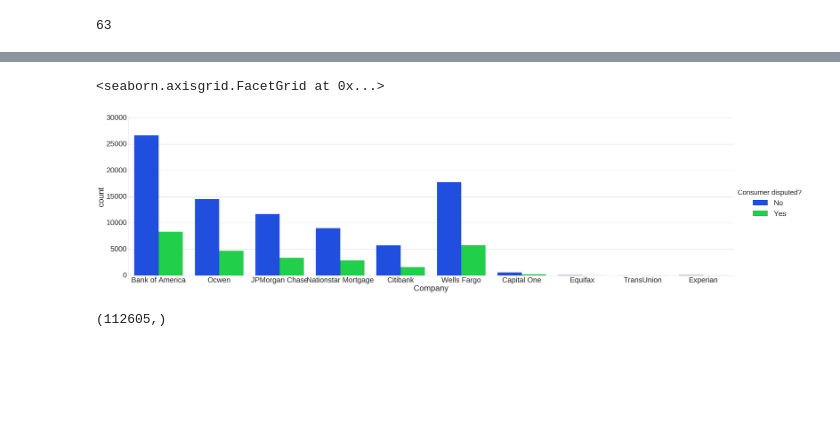
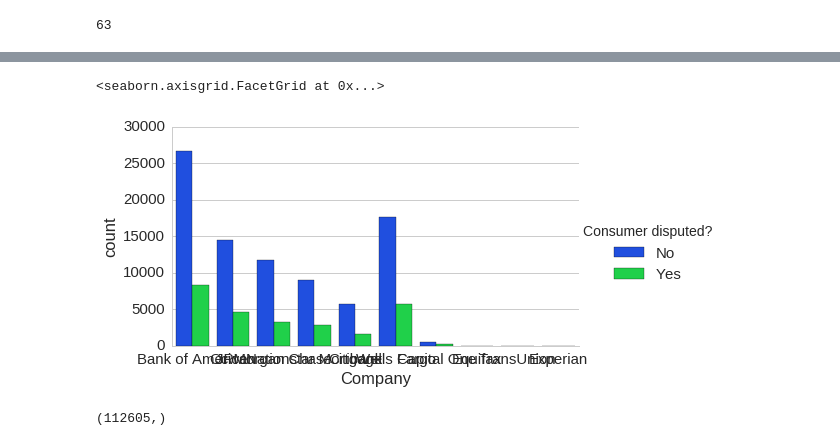
Before and after one commit to me13tz/iPython_notebooks, a Jupyter notebook: Consumer Complaints - Mortgages.ipynb, the cells around one changed output, grey strips where cells are left out. Saved outputs shown, nothing was run; the diff lists cells and outputs as text; code cells hidden in the pictures; blank space fills up the shorter version.

```diff
--- a/Consumer Complaints - Mortgages.ipynb
+++ b/Consumer Complaints - Mortgages.ipynb
@@ -89,9 +90,9 @@ cc_df.head()
 | 33 | 12/30/2015 | Credit reporting | NaN | Improper use of my credit report | Report improperly shared by CRC | NaN | NaN | ... |
 | 35 | 12/30/2015 | Credit reporting | NaN | Unable to get credit report/credi... | Problem getting report or credit ... | NaN | NaN | ... |
 # %%
-###cleaning out some unnecessary stuff, stuff we can't really graph anyway.
-cc_df = cc_df.drop(['Sub-product','Company public response','Consumer complaint narrative','ZIP code','Submitted via',
-                   'Complaint ID',],axis=1)
+## Cleaning out some unnecessary stuff, stuff we can't really graph anyway.
+cc_df = cc_df.drop(['Sub-product','Company public response','Consumer complaint narrative',
+                    'ZIP code','Submitted via','Complaint ID',],axis=1)
 cc_df.head()
 # %% [output]
 |  | Date received | Product | Issue | Sub-issue | Company | State | Date sent to company | ... |
@@ -150,10 +153,10 @@ mort_df.shape
 # %% [output]
 (112605, 10)
 # %%
-###So here we can see that BofA came in first for mortgages complaints (who knew?) with Wells Fargo in a fairly
-###distant second place. Ocwen is third, but who has ever heard of them?
-#set the font size to something readable:
-sns.set_context('notebook', font_scale=3.3, rc={'line.linewidth': 2.5})
-sns.factorplot(x='Product',data=mort_df, hue='Company', kind='count',size=9, aspect=3,palette="deep")
+##So here we can see that BofA came in first for mortgages complaints (who knew?) with Wells Fargo
+##in a fairly distant second place. Ocwen is third.
+##set the font size to something readable:
+sns.set_context('notebook', font_scale=1.3, rc={'line.linewidth': 2.5})
+sns.factorplot(x='Product',data=mort_df, hue='Company', kind='count',size=4, aspect=1.5,palette="deep")
 # %% [output]
 <seaborn.axisgrid.FacetGrid at 0x...>
@@ -161,5 +164,5 @@ sns.factorplot(x='Product',data=mort_df, hue='Company', kind='count',size=9, asp
 # %%
-sns.set_context('paper', font_scale=2.2, rc={'line.linewidth': 2.5})
-sns.factorplot(x='State',data=mort_df, hue='Product', kind='count',size=10, aspect=3,palette="deep")
+sns.set_context('paper', font_scale=1.5, rc={'line.linewidth': 2.5})
+sns.factorplot(x='State',data=mort_df, hue='Product', kind='count',size=4, aspect=2.5,palette="deep")
 # %% [output]
 <seaborn.axisgrid.FacetGrid at 0x...>
@@ -186,7 +190,7 @@ len(mort_df['State'].unique())
 63
 # %%
 ###Well at least most people got a 'timely response'. I just wonder if it was the response they were hoping for...
-sns.set_context('notebook', font_scale=3.5, rc={'line.linewidth': 1.5})
-sns.factorplot('Company', hue='Timely response?', data=mort_df, kind='count',size=12,aspect=3.9,palette="dark")
+sns.set_context('notebook', font_scale=1.5, rc={'line.linewidth': 1.5})
+sns.factorplot('Company', hue='Timely response?', data=mort_df, kind='count',size=4.5,aspect=1.8,palette="dark")
 # %% [output]
 <seaborn.axisgrid.FacetGrid at 0x...>
@@ -194,12 +198,13 @@ sns.factorplot('Company', hue='Timely response?', data=mort_df, kind='count',siz
 # %%
-###Kinda figures the top three would have the most consumer-disputed cases, which is borne-out here. I wonder why the
-###clear majority of complaints are labeled as "not consumer disputed", unless that criteria has only to do with the
-###final outcome. In which case, if the data is correct, the companies did a fairly good job at dealing with
-###their complaints.
+## Kinda figures the top three would have the most consumer-disputed cases, which is
+## borne-out here. I wonder why the clear majority of complaints are labeled as "not
+## consumer disputed", unless that criteria has only to do with the final outcome.
+## In which case, if the data is correct, the companies did a fairly good job at dealing
+## with their complaints.
 sns.set_style('whitegrid')
-sns.set_context('notebook', font_scale=3.5, rc={'line.linewidth': 1.5})
-sns.factorplot('Company', hue='Consumer disputed?', data=mort_df, kind='count',size=12,aspect=3.5,palette="bright")
+sns.set_context('notebook', font_scale=1.5, rc={'line.linewidth': 1.5})
+sns.factorplot('Company', hue='Consumer disputed?', data=mort_df, kind='count',size=4.0,aspect=1.7,palette="bright")
 # %% [output]
 <seaborn.axisgrid.FacetGrid at 0x...>
-[figure, old version]
+[figure, new version]
 # %%
```
Also changed, not shown: parts of 14 cells of this notebook.
